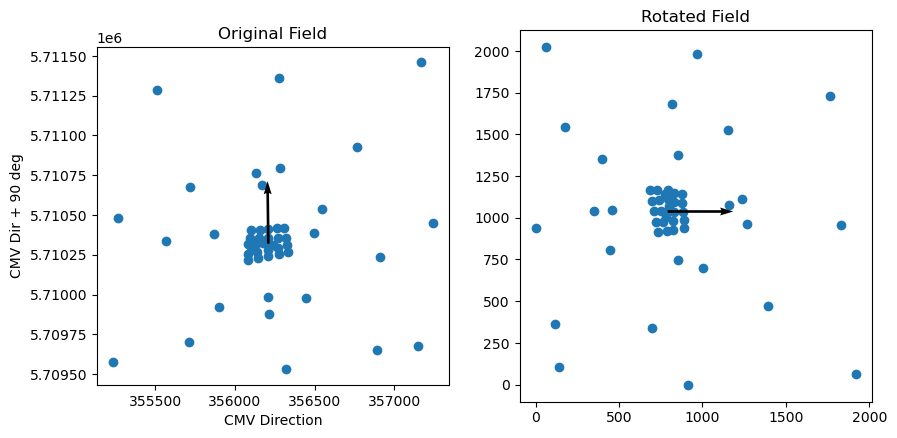
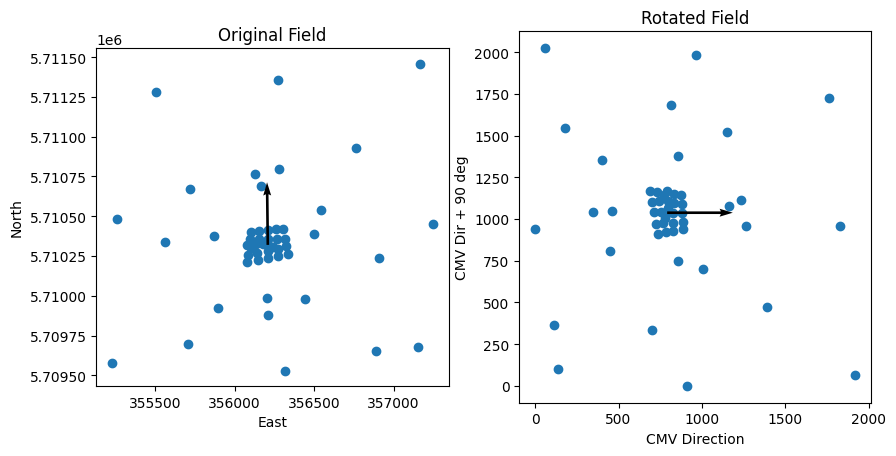
The change to this notebook cell's code, shown as a diff; its figure went from the first image to the second:
--- before
+++ after
@@ -12,6 +12,6 @@
 axs[1].quiver(pos_utm_rot['X'][40], pos_utm_rot['Y'][40], 200*cld_spd, 0, scale=10, scale_units='xy')
 axs[1].set_title('Rotated Field')
-axs[0].set_xlabel('CMV Direction')
-axs[0].set_ylabel('CMV Dir + 90 deg')
+axs[1].set_xlabel('CMV Direction')
+axs[1].set_ylabel('CMV Dir + 90 deg')
 axs[0].set_aspect('equal')
 axs[1].set_aspect('equal')

Commit: Minor changes to jupyter version, create py version of demo